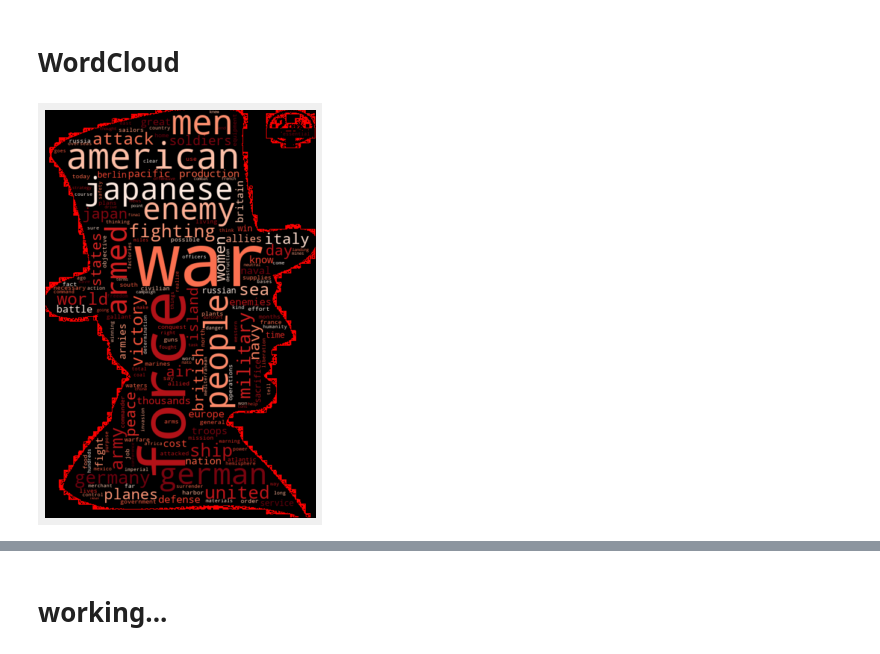
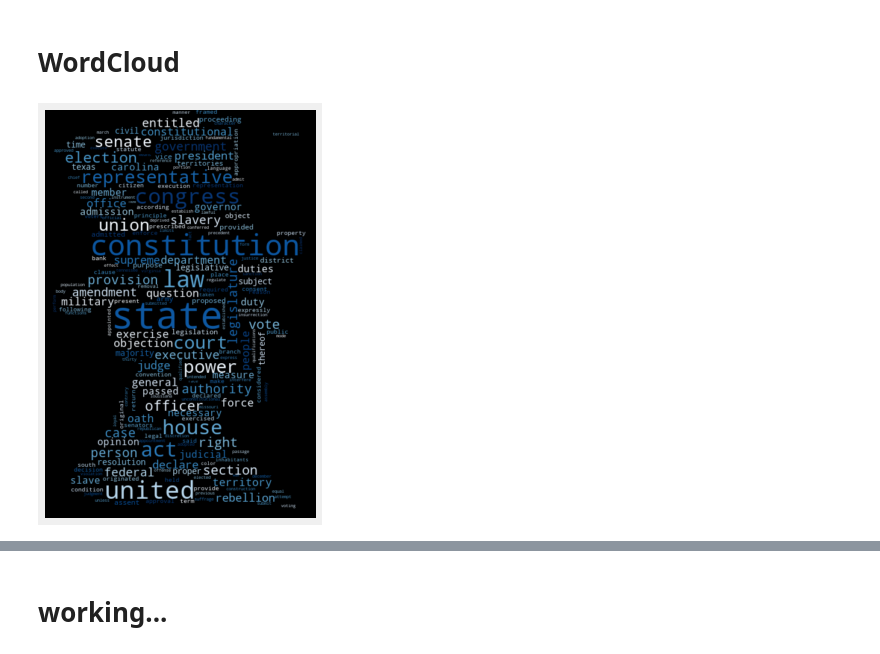
Before and after one commit to kevscon/Project-4, a Jupyter notebook: topic_modeling.ipynb, the cells around one changed output, grey strips where cells are left out. Saved outputs shown, nothing was run; the diff lists cells and outputs as text; code cells hidden in the pictures.

```diff
--- a/topic_modeling.ipynb
+++ b/topic_modeling.ipynb
@@ -33,6 +33,7 @@ plt.rc('xtick', labelsize=18)
 plt.rc('ytick', labelsize=18)
 # legend fontsize
 plt.rc('legend', fontsize=20)
+plt.rcParams['legend.title_fontsize'] = 22
 # %% [markdown]
 ## Data
 # %%
@@ -561,5 +555,5 @@ from PIL import Image
 # %%
-def wc_creator(vectorizer, model, topic_id, num_words, wc_img):
+def wc_creator(vectorizer, model, topic_id, num_words, wc_img, color):
     # array of all vectorized words
     words = vectorizer.get_feature_names()
     # array of topic components per word
@@ -581,16 +575,18 @@ def wc_creator(vectorizer, model, topic_id, num_words, wc_img):
     wc = WordCloud(
         mask=mask,
         collocations=False,
-        colormap='Reds_r',
-        contour_width=1,
-        contour_color='red'
+#         background_color='white',
+        colormap=color
+#         contour_width=1,
+#         contour_color='darkgreen'
     ).generate(topic_string)
     # plot WordCloud image
     plt.imshow(wc, interpolation='bilinear')
     plt.axis('off');
 # %%
-wc_creator(tf_vectorizer, nmf, 14, 200, 'data/lincoln.jpg')
+# Government - Organization
+wc_creator(tf_vectorizer, nmf, 17, 500, 'img/lincoln.jpg', 'Blues')
 # save plot image
 # plt.savefig('model_output/top_cloud.png', bbox_inches='tight');
 # %% [output]
-[figure, old version]
+[figure, new version]
```
Also changed, not shown: parts of 66 cells of this notebook, 4 other files.
